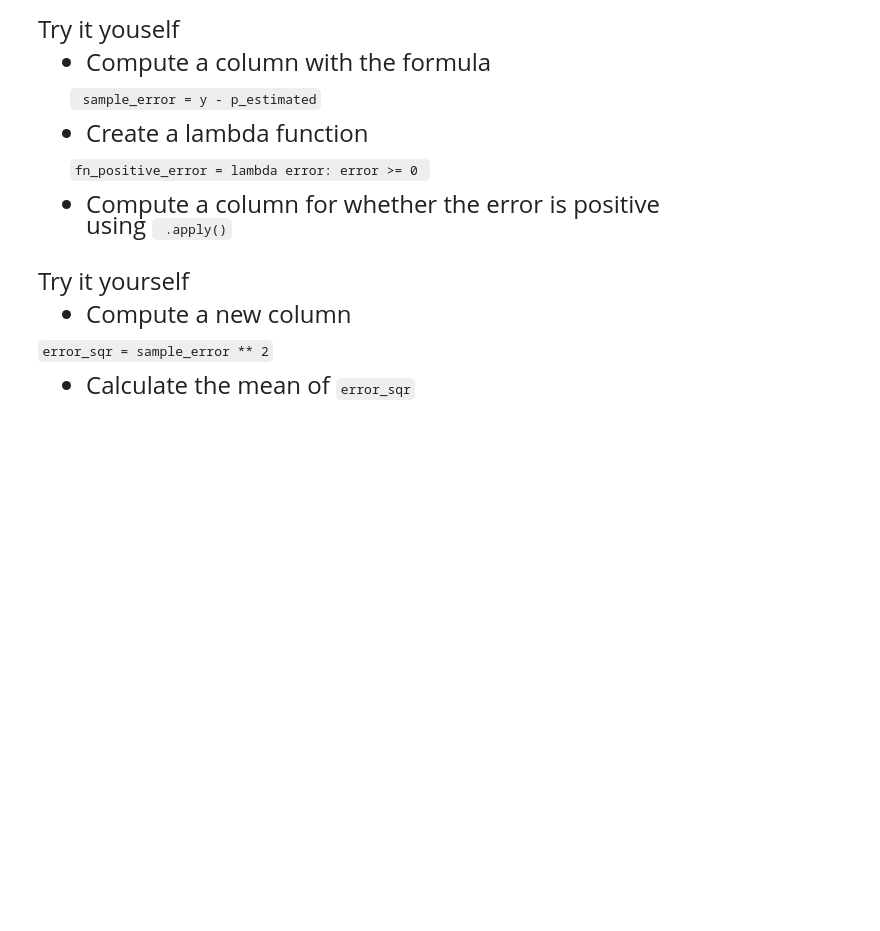
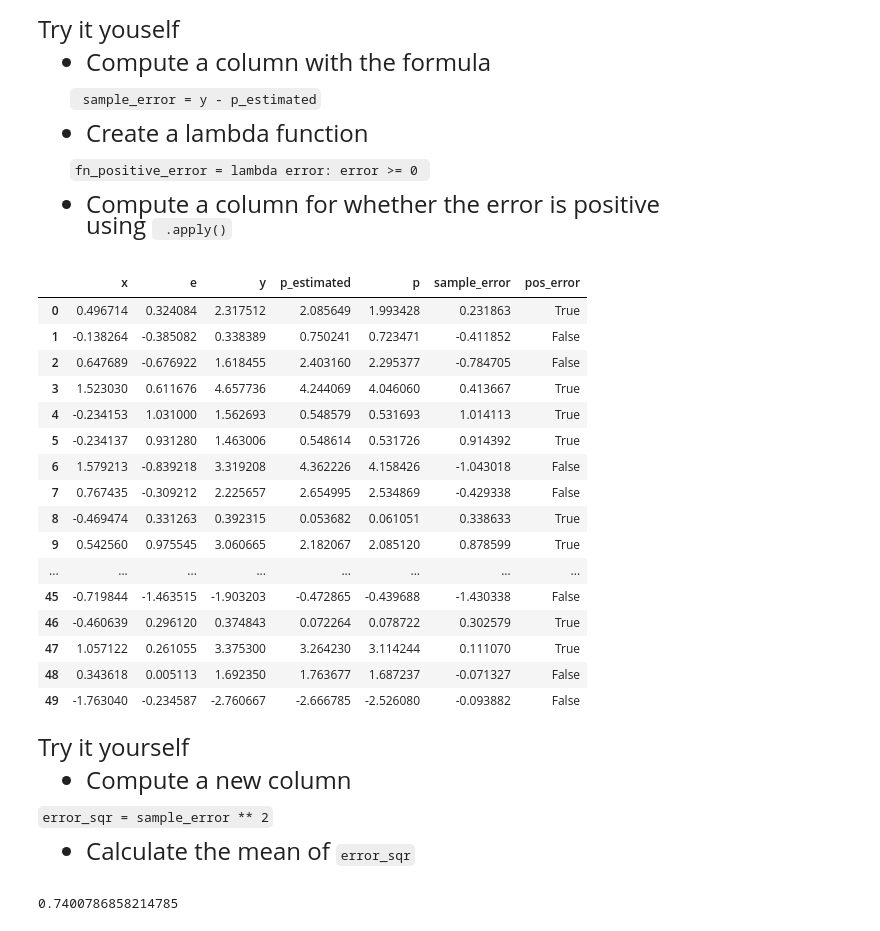
Before and after one commit to ejinright/qtm151spring2024, a Jupyter notebook: lecture_11/lecture_11 - Linear Regression.ipynb, the cells around one changed output. Drawn from its saved outputs; the diff is of its cells as text; code cells hidden in the pictures; blank space fills up the shorter version.

````diff
--- a/lecture_11/lecture_11 - Linear Regression.ipynb
+++ b/lecture_11/lecture_11 - Linear Regression.ipynb
@@ -233,3 +268,27 @@
+# %%
+# Write your own code
+dataset["sample_error"] = dataset["y"] - dataset["p_estimated"]
+fn_positive_error = lambda error: error >= 0
+dataset["pos_error"] = dataset["sample_error"].apply(fn_positive_error)
+display(dataset)
+# %% [output]
+|  | x | e | y | p_estimated | p | sample_error | pos_error |
+| 0 | 0.496714 | 0.324084 | 2.317512 | 2.085649 | 1.993428 | 0.231863 | True |
+| 1 | -0.138264 | -0.385082 | 0.338389 | 0.750241 | 0.723471 | -0.411852 | False |
+| 2 | 0.647689 | -0.676922 | 1.618455 | 2.403160 | 2.295377 | -0.784705 | False |
+| 3 | 1.523030 | 0.611676 | 4.657736 | 4.244069 | 4.046060 | 0.413667 | True |
+| 4 | -0.234153 | 1.031000 | 1.562693 | 0.548579 | 0.531693 | 1.014113 | True |
+| 5 | -0.234137 | 0.931280 | 1.463006 | 0.548614 | 0.531726 | 0.914392 | True |
+| 6 | 1.579213 | -0.839218 | 3.319208 | 4.362226 | 4.158426 | -1.043018 | False |
+| 7 | 0.767435 | -0.309212 | 2.225657 | 2.654995 | 2.534869 | -0.429338 | False |
+| 8 | -0.469474 | 0.331263 | 0.392315 | 0.053682 | 0.061051 | 0.338633 | True |
+| 9 | 0.542560 | 0.975545 | 3.060665 | 2.182067 | 2.085120 | 0.878599 | True |
+| ... | ... | ... | ... | ... | ... | ... | ... |
+| 45 | -0.719844 | -1.463515 | -1.903203 | -0.472865 | -0.439688 | -1.430338 | False |
+| 46 | -0.460639 | 0.296120 | 0.374843 | 0.072264 | 0.078722 | 0.302579 | True |
+| 47 | 1.057122 | 0.261055 | 3.375300 | 3.264230 | 3.114244 | 0.111070 | True |
+| 48 | 0.343618 | 0.005113 | 1.692350 | 1.763677 | 1.687237 | -0.071327 | False |
+| 49 | -1.763040 | -0.234587 | -2.760667 | -2.666785 | -2.526080 | -0.093882 | False |
 # %% [markdown]
 <font size = "5">
 
@@ -242,3 +301,7 @@ Try it yourself
 - Calculate the mean of ```error_sqr```
 # %%
 # Write your own code
+dataset["error_sqr"] = dataset["sample_error"] ** 2
+np.mean(dataset["error_sqr"])
+# %% [output]
+0.7400786858214785
````
Also changed, not shown: parts of 6 cells of this notebook.
